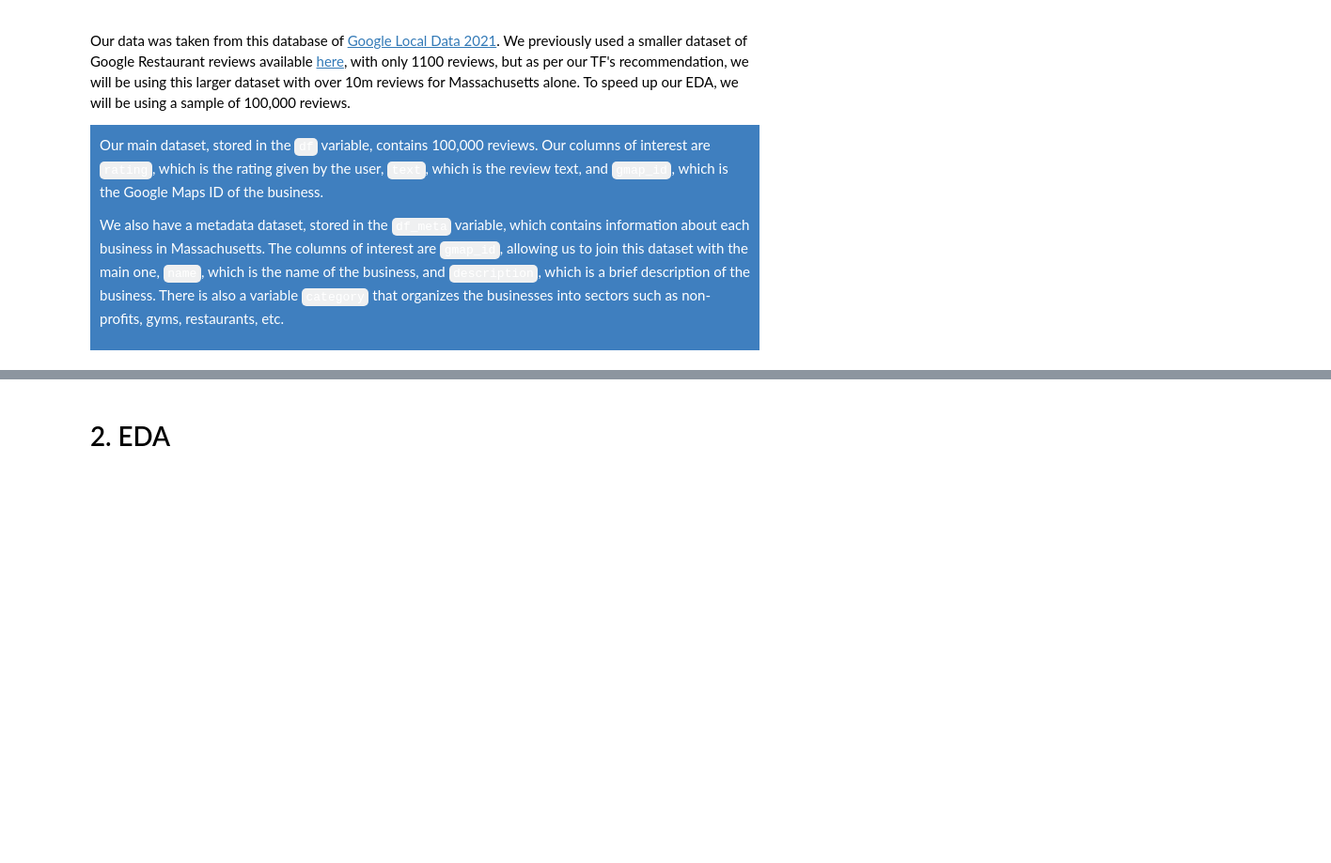
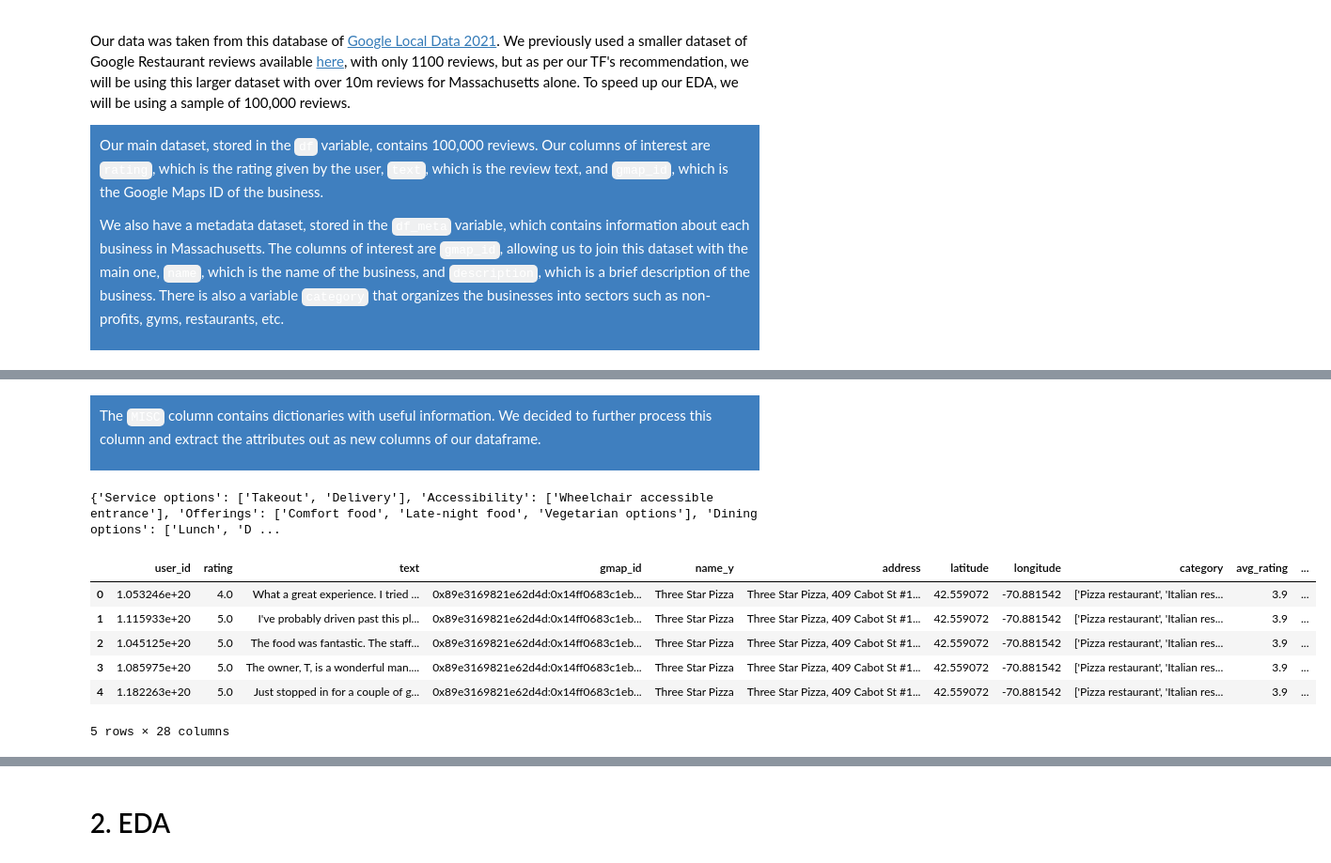
Before and after one commit to susannahsu/restaurant-rec-system, a Jupyter notebook: restaurant_new_dataset.ipynb, the cells around one changed output, grey strips where cells are left out. Shown: that part at 94% size. Drawn from its saved outputs; the diff is of its cells as text; code cells hidden in the pictures; blank space fills up the shorter version.

Commit message:
Update jupyter notebook; new processing

```diff
--- a/restaurant_new_dataset.ipynb
+++ b/restaurant_new_dataset.ipynb
@@ -71,0 +169,27 @@ Data columns (total 8 columns):
+# %% [markdown]
+<div style="background-color:#3F7FBF; color:white; padding:10px">
+
+The `MISC` column contains dictionaries with useful information. We decided to further process this column and extract the attributes out as new columns of our dataframe.
+# %%
+print(df_cleaned.loc[0, 'MISC'])
+# %% [output]
+{'Service options': ['Takeout', 'Delivery'], 'Accessibility': ['Wheelchair accessible entrance'], 'Offerings': ['Comfort food', 'Late-night food', 'Vegetarian options'], 'Dining options': ['Lunch', 'D ...
+# %%
+# First, ensure all entries in 'MISC' are dictionaries; replace None with empty dictionaries
+df_cleaned['MISC'] = df_cleaned['MISC'].apply(lambda x: x if isinstance(x, dict) else {})
+
+# Convert the 'MISC' column to a DataFrame where each key in the dictionary becomes a column
+misc_expanded = pd.DataFrame(df_cleaned['MISC'].tolist())
+# %%
+# Join the expanded 'MISC' DataFrame with the original 'df_cleaned', excluding the 'MISC' column
+df_expanded = pd.concat([df_cleaned.drop(columns=['MISC']), misc_expanded], axis=1)
+# %%
+df_expanded.head()
+# %% [output]
+|  | user_id | rating | text | gmap_id | name_y | address | latitude | longitude | category | avg_rating | ... |
+| 0 | 1.053246e+20 | 4.0 | What a great experience. I tried ... | 0x89e3169821e62d4d:0x14ff0683c1eb... | Three Star Pizza | Three Star Pizza, 409 Cabot St #1... | 42.559072 | -70.881542 | ['Pizza restaurant', 'Italian res... | 3.9 | ... |
+| 1 | 1.115933e+20 | 5.0 | I've probably driven past this pl... | 0x89e3169821e62d4d:0x14ff0683c1eb... | Three Star Pizza | Three Star Pizza, 409 Cabot St #1... | 42.559072 | -70.881542 | ['Pizza restaurant', 'Italian res... | 3.9 | ... |
+| 2 | 1.045125e+20 | 5.0 | The food was fantastic. The staff... | 0x89e3169821e62d4d:0x14ff0683c1eb... | Three Star Pizza | Three Star Pizza, 409 Cabot St #1... | 42.559072 | -70.881542 | ['Pizza restaurant', 'Italian res... | 3.9 | ... |
+| 3 | 1.085975e+20 | 5.0 | The owner, T, is a wonderful man.... | 0x89e3169821e62d4d:0x14ff0683c1eb... | Three Star Pizza | Three Star Pizza, 409 Cabot St #1... | 42.559072 | -70.881542 | ['Pizza restaurant', 'Italian res... | 3.9 | ... |
+| 4 | 1.182263e+20 | 5.0 | Just stopped in for a couple of g... | 0x89e3169821e62d4d:0x14ff0683c1eb... | Three Star Pizza | Three Star Pizza, 409 Cabot St #1... | 42.559072 | -70.881542 | ['Pizza restaurant', 'Italian res... | 3.9 | ... |
+5 rows × 28 columns
```
Also changed, not shown: parts of 50 cells of this notebook, 1 other file.
